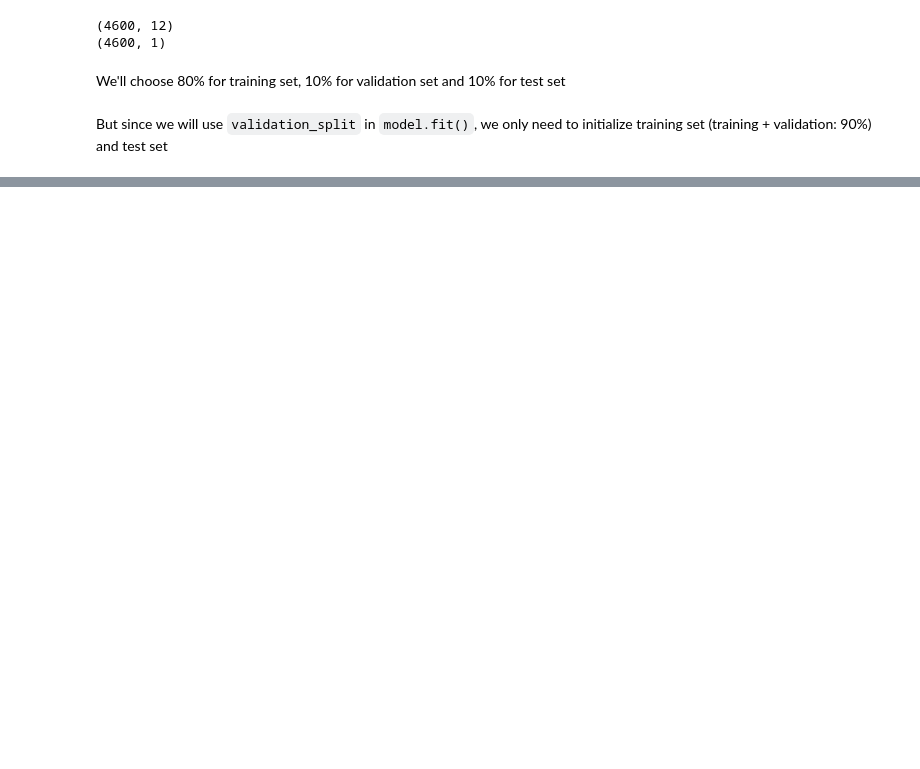
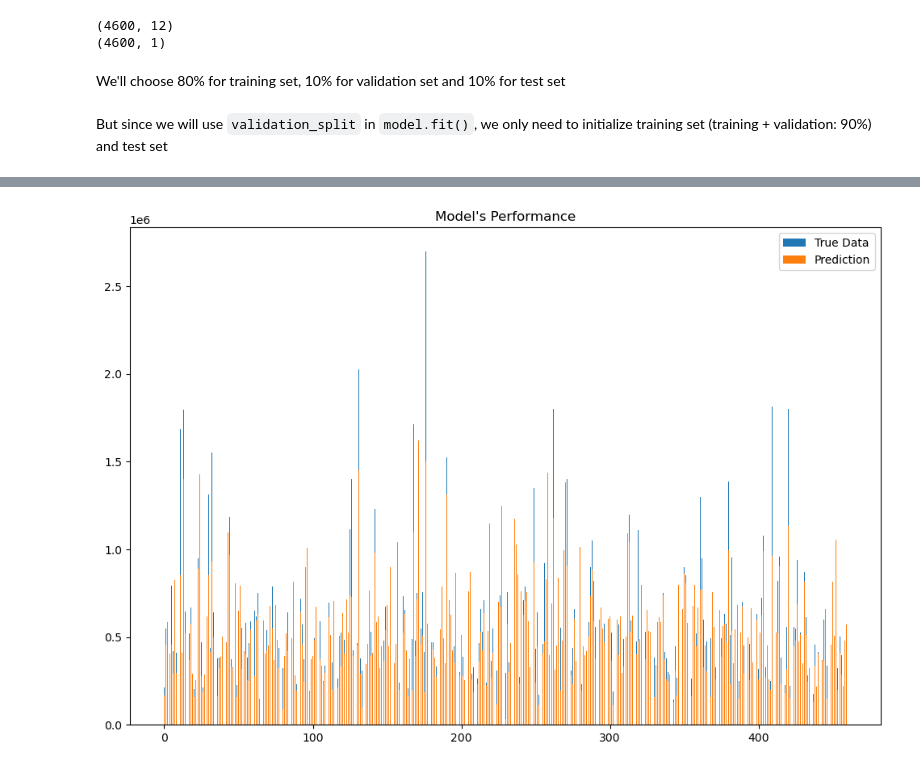
Before and after one commit to DangGiaChi/Deep-Learning-for-Computer-Vision-with-Python-and-TensorFlow-Course, a Jupyter notebook: Car-Price-Prediction/House_price_prediction.ipynb, the cells around one changed output, grey strips where cells are left out. Saved outputs shown, nothing was run; the diff lists cells and outputs as text; code cells hidden in the pictures; blank space fills up the shorter version.

```diff
--- a/Car-Price-Prediction/House_price_prediction.ipynb
+++ b/Car-Price-Prediction/House_price_prediction.ipynb
@@ -92,0 +255,5 @@ But since we will use `validation_split` in `model.fit()`, we only need to initi
+# %%
+y_true = tf.squeeze(y_test)
+print(y_true.shape)
+y_pred = tf.squeeze(model_house.predict(x_test))
+print(y_pred.shape)
@@ -92,0 +265,12 @@ But since we will use `validation_split` in `model.fit()`, we only need to initi
+# %%
+ind = np.arange(len(y_true))
+width = 0.4
+plt.figure(figsize=(12,8))
+plt.bar(ind, y_true, width)
+plt.bar(ind, y_pred, width)
+plt.title("Model's Performance")
+plt.legend(["True Data", "Prediction"])
+
+plt.show();
+# %% [output]
+[figure, added]
```
Also changed, not shown: parts of 26 cells of this notebook, 2 other files.
